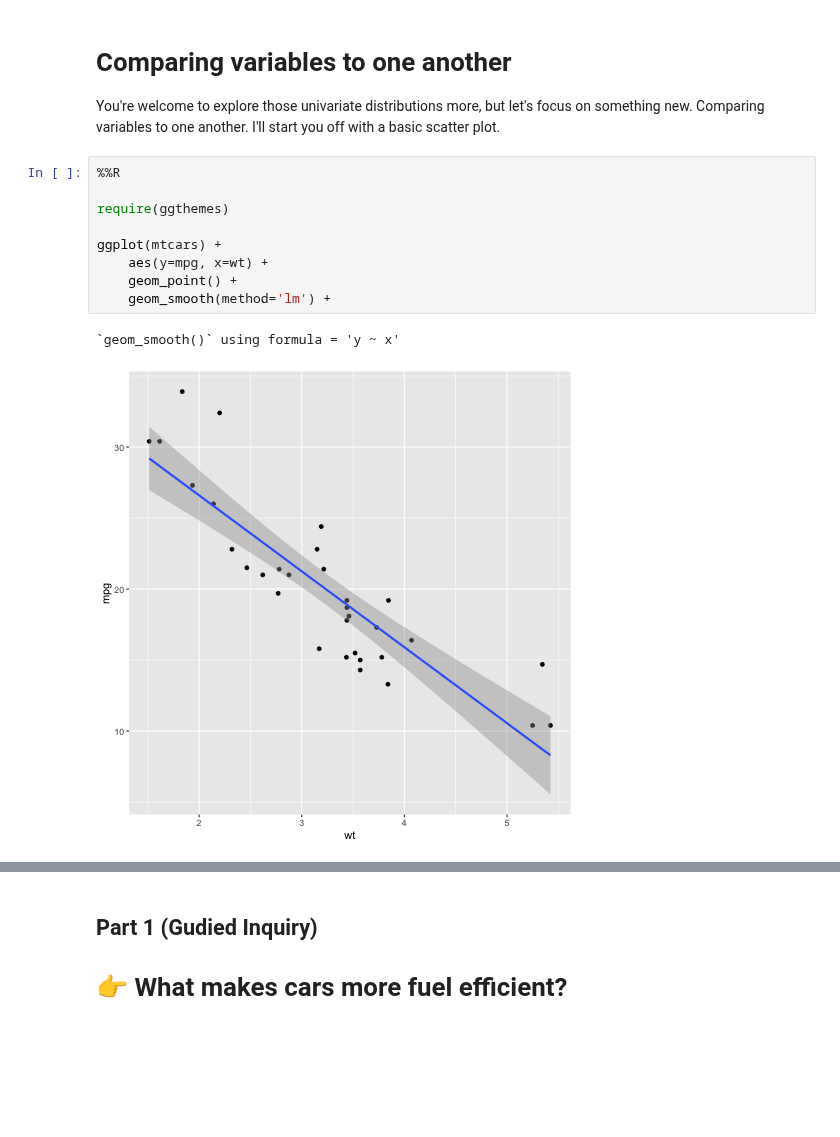
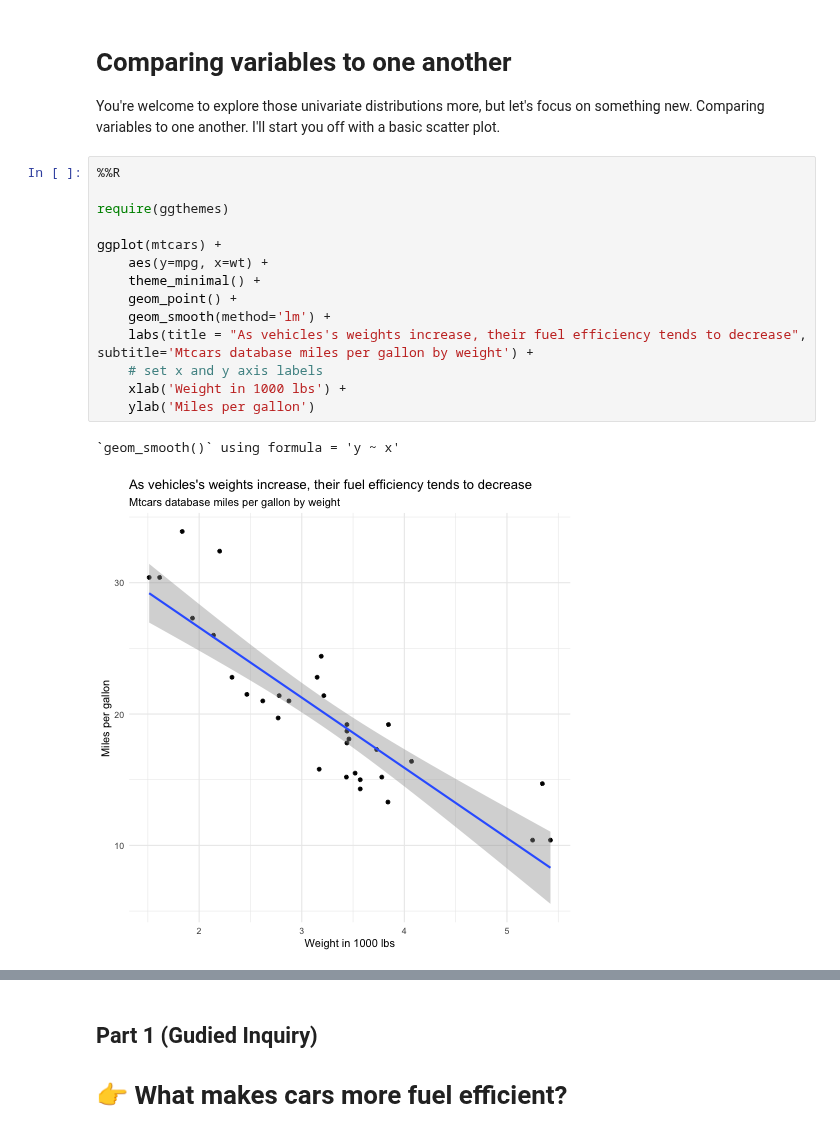
Before and after one commit to data4news-students/mtcars-exploratory-jakeneenan, a Jupyter notebook: notebook.ipynb, the cells around one changed output, grey strips where cells are left out. Saved outputs shown, nothing was run; the diff lists cells and outputs as text; blank space fills up the shorter version.

```diff
--- a/notebook.ipynb
+++ b/notebook.ipynb
@@ -190,18 +190,23 @@ plot_discrete
 # Comparing variables to one another
 
 You're welcome to explore those univariate distributions more, but let's focus on something new. Comparing variables to one another. I'll start you off with a basic scatter plot.
-# %%
-%%R
-
-require(ggthemes)
-
-ggplot(mtcars) +
-    aes(y=mpg, x=wt) +
-    geom_point() +
-    geom_smooth(method='lm') +
-# %% [output]
-`geom_smooth()` using formula = 'y ~ x'
-[figure, removed]
+# %%
+%%R
+
+require(ggthemes)
+
+ggplot(mtcars) +
+    aes(y=mpg, x=wt) +
+    theme_minimal() +
+    geom_point() +
+    geom_smooth(method='lm') +
+    labs(title = "As vehicles's weights increase, their fuel efficiency tends to decrease", subtitle='Mtcars database miles per gallon by weight') +
+    # set x and y axis labels
+    xlab('Weight in 1000 lbs') +
+    ylab('Miles per gallon')
+# %% [output]
+`geom_smooth()` using formula = 'y ~ x'
+[figure, added]
 # %% [markdown]
 # 👉 Try It
 
```
Also changed, not shown: parts of 15 cells of this notebook.
